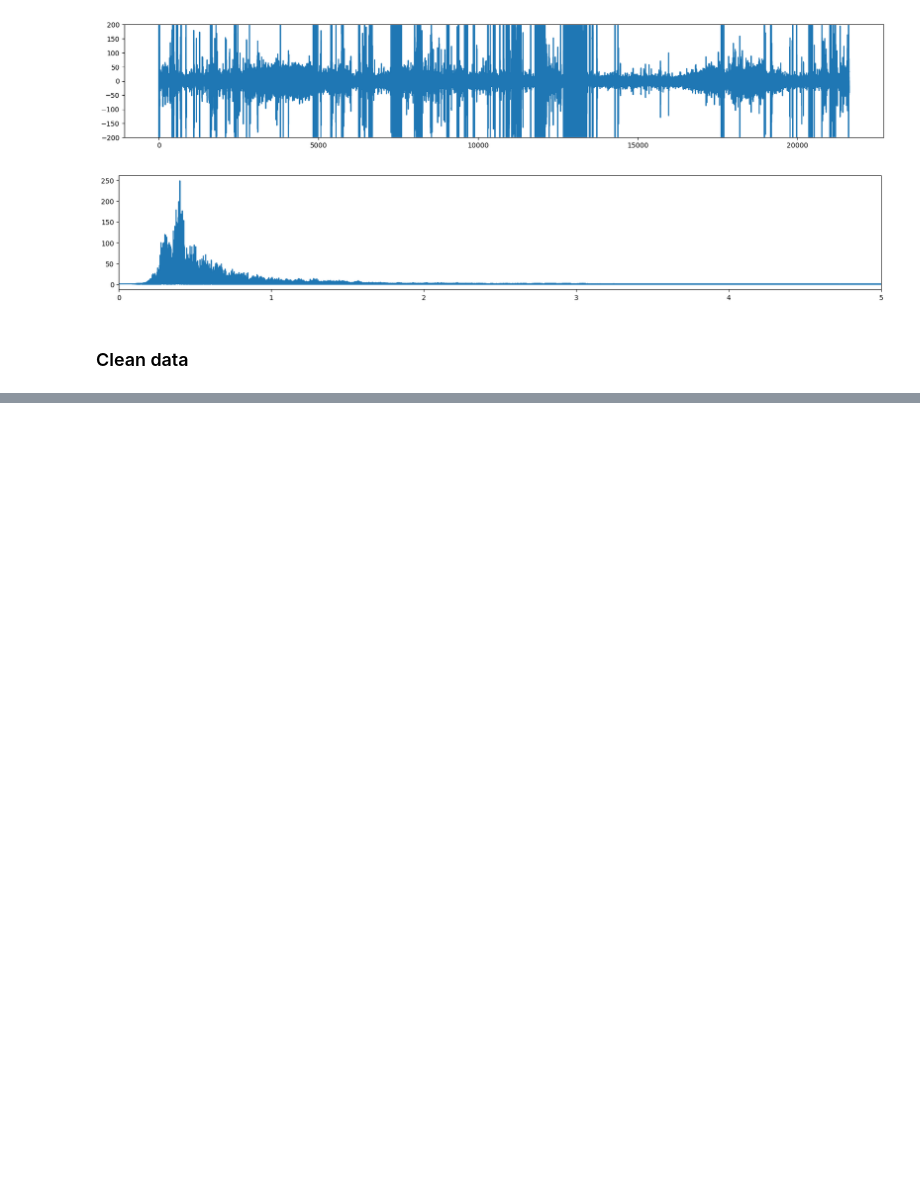
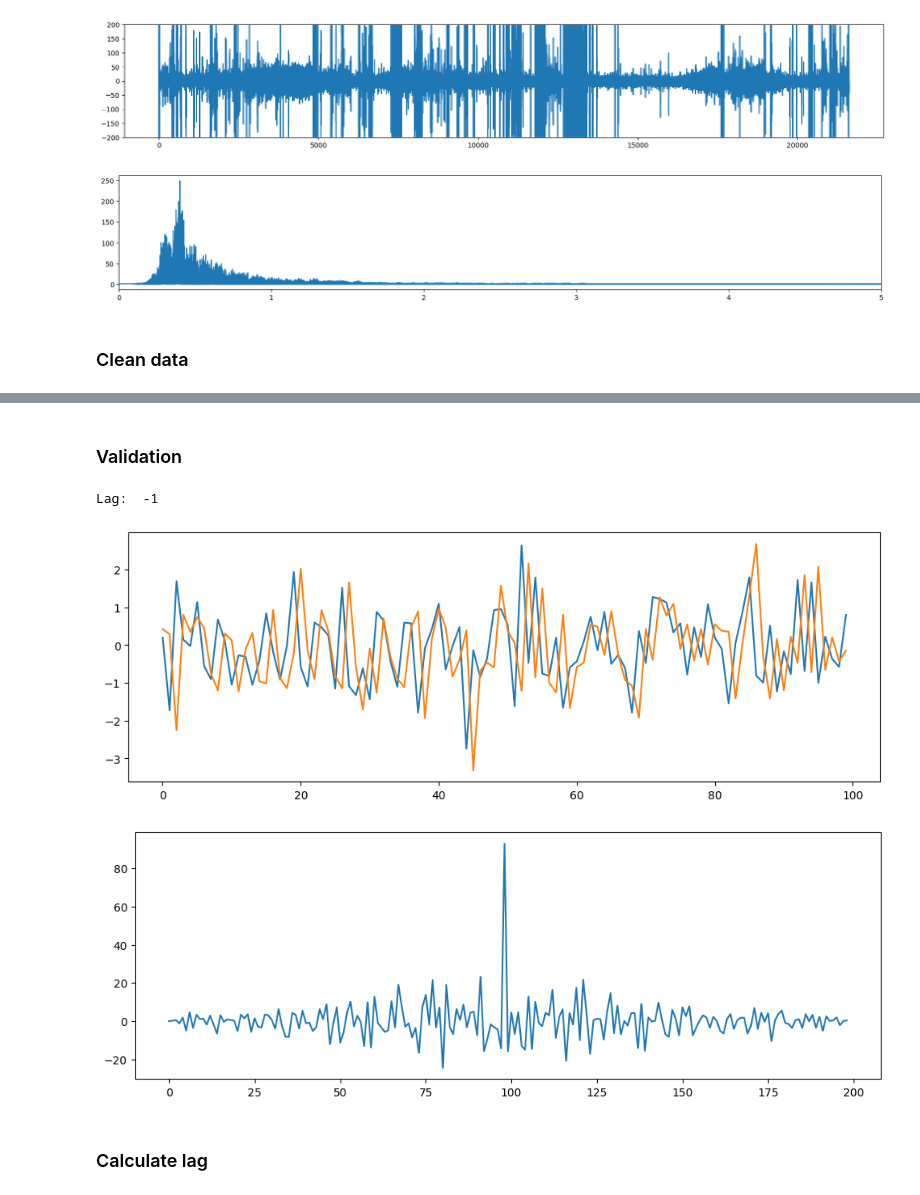
Before and after one commit to iduntech/idn-sync-data, a Jupyter notebook: sync_data.ipynb, the cells around one changed output, grey strips where cells are left out. Saved outputs shown, nothing was run; the diff lists cells and outputs as text; code cells hidden in the pictures; blank space fills up the shorter version.

```diff
--- a/sync_data.ipynb
+++ b/sync_data.ipynb
@@ -8,6 +8,28 @@ from scipy.signal import resample
 from matplotlib import pyplot as plt
 from idun_sdk import do_bandpass, prepare_fft
 from data_labeler import calculate_bad_epochs
+# %%
+def calculate_lag(signal_1, signal_2):
+    '''
+    This function calculates the lag between two signals.
+    :param signal_1: first signal
+    :param signal_2: second signal
+    '''
+    # check if there is nan in the signals
+    if np.isnan(signal_1).any() or np.isnan(signal_2).any():
+        return np.nan, np.nan
+    correlation = np.correlate(signal_1, signal_2, mode="full")
+    index_of_max_corr = np.argmax(correlation)
+    num_samples = len(signal_1)
+    lag = index_of_max_corr - (num_samples - 1)
+    return correlation, lag
+
+def epoch_data(data, samples_per_epoch):
+    """Split the data into epochs."""
+    num_epochs = len(data) // samples_per_epoch
+    # remove the last epoch if it is not complete
+    data = data[:num_epochs * samples_per_epoch]
+    return np.array_split(data, num_epochs)
 # %% [markdown]
 ### Variables
 # %%
@@ -111,0 +147,27 @@ plt.ylim(-200, 200)
+# %% [markdown]
+### Validation
+# %%
+# create s sine wave with numpy
+num_samples = 100
+shift = 1
+# create a random signal with numpy
+random_signal = np.random.randn(num_samples)
+random_signal_shifted = np.roll(random_signal, shift)
+# add small noise to the signal
+random_signal_shifted += np.random.randn(num_samples) * 0.4
+
+correlation, lag = calculate_lag(random_signal, random_signal_shifted)
+
+fig, ax = plt.subplots(1, 1, figsize=(12, 4))
+plt.plot(random_signal)
+plt.plot(random_signal_shifted)
+
+fig, ax = plt.subplots(1, 1, figsize=(12, 4))
+plt.plot(correlation)
+print("Lag: ", lag)
+# %% [output]
+Lag:  -1
+[figure, added]
+[figure, added]
+# %% [markdown]
+### Calculate lag
```
Also changed, not shown: parts of 7 cells of this notebook, 1 other file.
